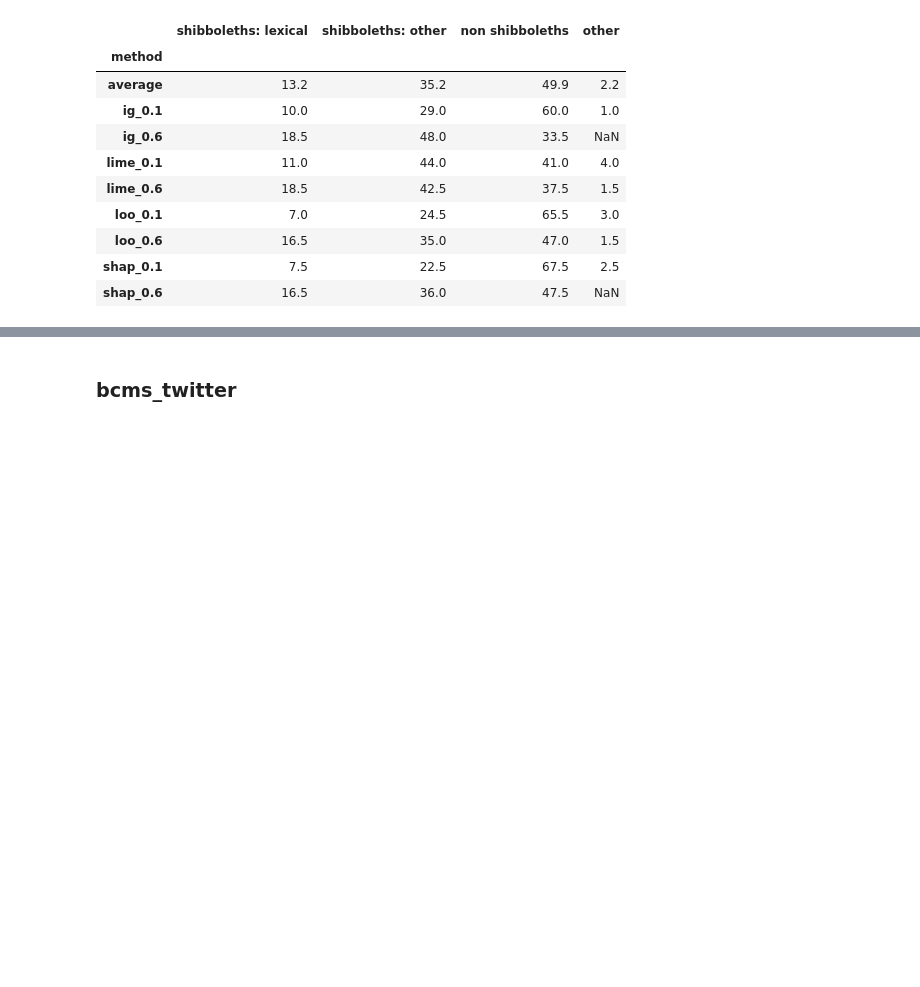
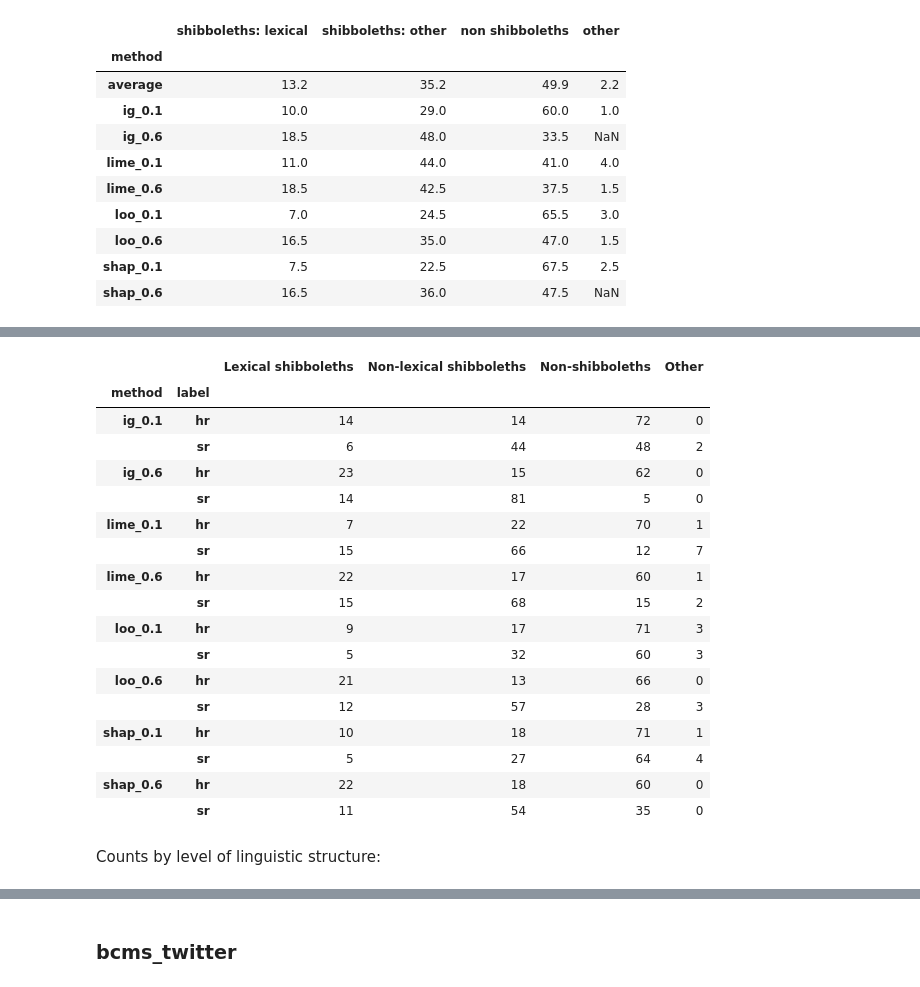
Before and after one commit to Helsinki-NLP/shibboleth, a Jupyter notebook: vizs/shib-eval-contents/count-annotations.ipynb, the cells around one changed output, grey strips where cells are left out. Drawn from its saved outputs; the diff is of its cells as text; code cells hidden in the pictures; blank space fills up the shorter version.

```diff
--- a/vizs/shib-eval-contents/count-annotations.ipynb
+++ b/vizs/shib-eval-contents/count-annotations.ipynb
@@ -241,0 +243,21 @@ bcms_setimes_overview
+# %%
+def get_counts_bcms_setimes(df):
+    methods = df['method'].unique()
+    classes = df['label'].unique()
+    counts = {}
+    for m in methods:
+        counts[m] = {}
+        for c in classes:
+            counts[m][c] = []
+            work_df = df[(df['method'] == m) & (df['label'] == c)]
+            lex = len(work_df[(work_df['shibboleth'] == 'yes') & (work_df['feature'] == 'lex')])
+            nonlex = len(work_df[(work_df['shibboleth'] == 'yes') & (work_df['feature'] != 'lex')])
+            nonshib = len(work_df[(work_df['shibboleth'] == 'no')])
+            other = len(work_df[(work_df['shibboleth'] != 'yes') & (work_df['shibboleth'] != 'no')])
+            sum = lex + nonlex + nonshib + other
+            counts[m][c].extend([lex, nonlex, nonshib, other, sum])
+    return counts
+# %%
+bcms_setimes_df2 = bcms_setimes_df.join(bcms_setimes_methods_df, how='left', on='file')
+bcms_setimes_counts = get_counts_bcms_setimes(bcms_setimes_df2)
+bcms_setimes_counts
@@ -241,0 +273,29 @@ bcms_setimes_overview
+# %%
+bcms_setimes_counts_df = pd.DataFrame.from_dict(bcms_setimes_counts, orient='index').stack().to_frame()
+bcms_setimes_counts_df[['Lexical shibboleths', 'Non-lexical shibboleths', 'Non-shibboleths', 'Other', 'sum']] = bcms_setimes_counts_df.loc[:, 0].to_list()
+bcms_setimes_counts_df = bcms_setimes_counts_df.drop(columns=[bcms_setimes_counts_df.columns[0]]).drop(columns=['sum'])
+bcms_setimes_counts_df.index.names = ['method', 'label']
+bcms_setimes_counts_df = bcms_setimes_counts_df.sort_values(['method', 'label'])
+bcms_setimes_counts_df.to_csv('tables/bcms_setimes_perclass.csv')
+bcms_setimes_counts_df
+# %% [output]
+|  |  | Lexical shibboleths | Non-lexical shibboleths | Non-shibboleths | Other |
+| method | label |  |  |  |  |
+| ig_0.1 | hr | 14 | 14 | 72 | 0 |
+|  | sr | 6 | 44 | 48 | 2 |
+| ig_0.6 | hr | 23 | 15 | 62 | 0 |
+|  | sr | 14 | 81 | 5 | 0 |
+| lime_0.1 | hr | 7 | 22 | 70 | 1 |
+|  | sr | 15 | 66 | 12 | 7 |
+| lime_0.6 | hr | 22 | 17 | 60 | 1 |
+|  | sr | 15 | 68 | 15 | 2 |
+| loo_0.1 | hr | 9 | 17 | 71 | 3 |
+|  | sr | 5 | 32 | 60 | 3 |
+| loo_0.6 | hr | 21 | 13 | 66 | 0 |
+|  | sr | 12 | 57 | 28 | 3 |
+| shap_0.1 | hr | 10 | 18 | 71 | 1 |
+|  | sr | 5 | 27 | 64 | 4 |
+| shap_0.6 | hr | 22 | 18 | 60 | 0 |
+|  | sr | 11 | 54 | 35 | 0 |
+# %% [markdown]
+Counts by level of linguistic structure:
```
Also changed, not shown: parts of 48 cells of this notebook, 15 other files.
